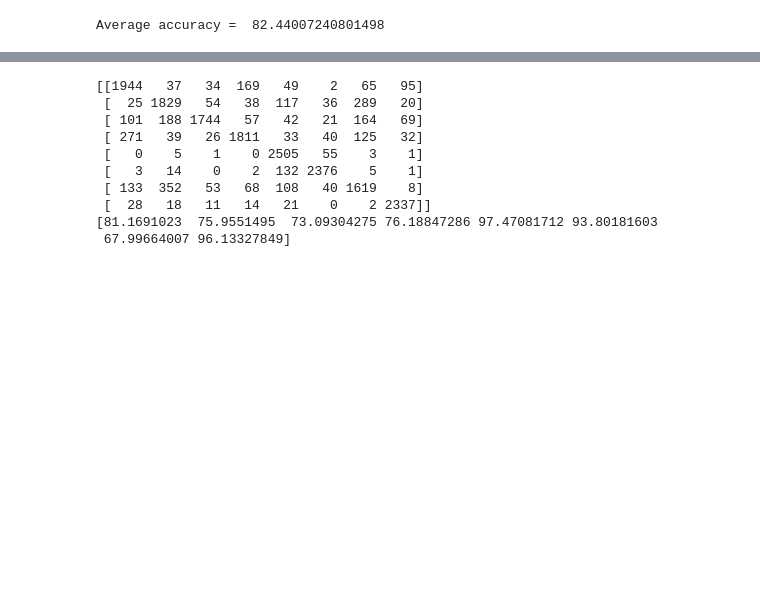
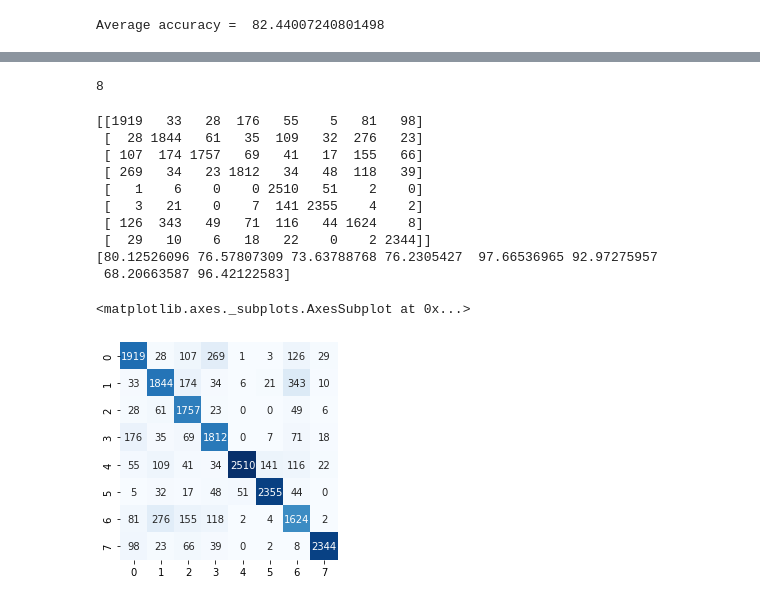
Before and after one commit to Manjuphoenix/ML_team_buzz, a Jupyter notebook: V5_Tomato_dataset_with_confusion_matrix.ipynb, the cells around one changed output, grey strips where cells are left out. Cells and saved outputs as stored; diff of their text form; code cells hidden in the pictures; blank space fills up the shorter version.

```diff
--- a/V5_Tomato_dataset_with_confusion_matrix.ipynb
+++ b/V5_Tomato_dataset_with_confusion_matrix.ipynb
@@ -371,38 +517,52 @@ model_scripted.save('/content/gdrive/MyDrive/v3_tomato_scripted.pt') # Save
+# %%
+train_path = "/content/Tomato"
+train_list = os.listdir(train_path)
+print(len(train_list))
+# %% [output]
+8
 # %%
 from sklearn.metrics import confusion_matrix
 
 nb_classes = 8
 
 # Initialize the prediction and label lists(tensors)
 predlist=torch.zeros(0,dtype=torch.long, device='cpu')
 lbllist=torch.zeros(0,dtype=torch.long, device='cpu')
 
 with torch.no_grad():
     for i, (inputs, classes) in enumerate(val_loader):
         inputs = inputs.to(device)
         classes = classes.to(device)
         outputs = model(inputs)
         _, preds = torch.max(outputs, 1)
 
         # Append batch prediction results
         predlist=torch.cat([predlist,preds.view(-1).cpu()])
         lbllist=torch.cat([lbllist,classes.view(-1).cpu()])
 
 # Confusion matrix
 conf_mat=confusion_matrix(lbllist.numpy(), predlist.numpy())
 print(conf_mat)
 
 # Per-class accuracy
 class_accuracy=100*conf_mat.diagonal()/conf_mat.sum(1)
 print(class_accuracy)
+
+from sklearn.metrics import confusion_matrix
+import seaborn as sns
+
+matrix_confusion = confusion_matrix(predlist, lbllist)
+sns.heatmap(matrix_confusion, square=True, annot=True, cmap='Blues', fmt='d', cbar=False)
 # %% [output]
-[[1944   37   34  169   49    2   65   95]
- [  25 1829   54   38  117   36  289   20]
- [ 101  188 1744   57   42   21  164   69]
- [ 271   39   26 1811   33   40  125   32]
- [   0    5    1    0 2505   55    3    1]
- [   3   14    0    2  132 2376    5    1]
- [ 133  352   53   68  108   40 1619    8]
- [  28   18   11   14   21    0    2 2337]]
-[81.1691023  75.9551495  73.09304275 76.18847286 97.47081712 93.80181603
- 67.99664007 96.13327849]
+[[1919   33   28  176   55    5   81   98]
+ [  28 1844   61   35  109   32  276   23]
+ [ 107  174 1757   69   41   17  155   66]
+ [ 269   34   23 1812   34   48  118   39]
+ [   1    6    0    0 2510   51    2    0]
+ [   3   21    0    7  141 2355    4    2]
+ [ 126  343   49   71  116   44 1624    8]
+ [  29   10    6   18   22    0    2 2344]]
+[80.12526096 76.57807309 73.63788768 76.2305427  97.66536965 92.97275957
+ 68.20663587 96.42122583]
+<matplotlib.axes._subplots.AxesSubplot at 0x...>
+[figure, added]
```
Also changed, not shown: parts of 4 cells of this notebook.
